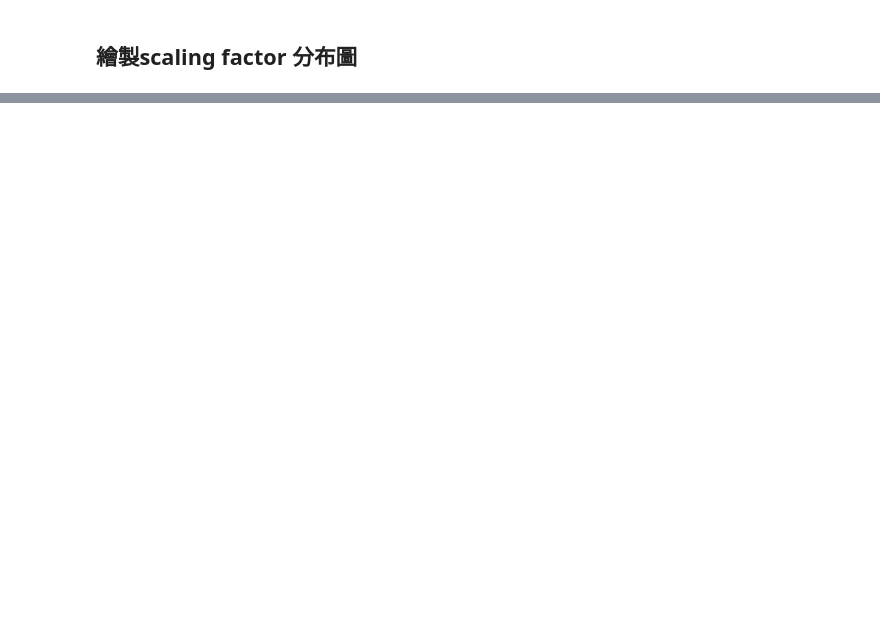
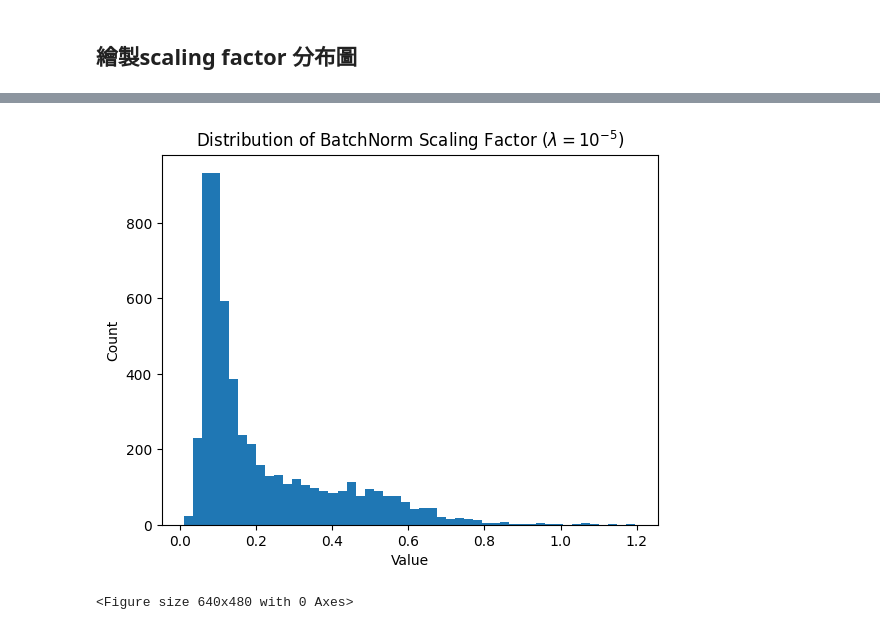
Before and after one commit to yutingshih/eai2024, a Jupyter notebook: lab/lab4/src/sparsity_train.ipynb, the cells around one changed output, grey strips where cells are left out. Cells and saved outputs as stored; diff of their text form; code cells hidden in the pictures; blank space fills up the shorter version.

```diff
--- a/lab/lab4/src/sparsity_train.ipynb
+++ b/lab/lab4/src/sparsity_train.ipynb
@@ -186,0 +248,17 @@ for epoch in range(START_EPOCH, EPOCHS):
+# %%
+#繪製 scaling factor 分布圖
+import matplotlib.pyplot as plt
+
+def plot_scaling_factor(model, title='Distribution of BatchNorm Scaling Factor', filename=None):
+    BN_weights = []
+    for m in model.modules():
+        if isinstance(m, nn.BatchNorm2d):
+            BN_weights += list(m.weight.data.cpu().numpy())
+    plt.hist(BN_weights, bins=50)
+    plt.xlabel('Value')
+    plt.ylabel('Count')
+    plt.title(title)
+    if filename:
+        os.makedirs(os.path.dirname(filename), exist_ok=True)
+        plt.savefig(filename)
+    plt.show()
@@ -186,0 +269,5 @@ for epoch in range(START_EPOCH, EPOCHS):
+# %%
+plot_scaling_factor(model, 'Distribution of BatchNorm Scaling Factor ($\lambda = 10^{-5}$)', 'images/bn_scale_dist_1.png')
+# %% [output]
+[figure, added]
+<Figure size 640x480 with 0 Axes>
```
Also changed, not shown: parts of 16 cells of this notebook, 7 other files.
